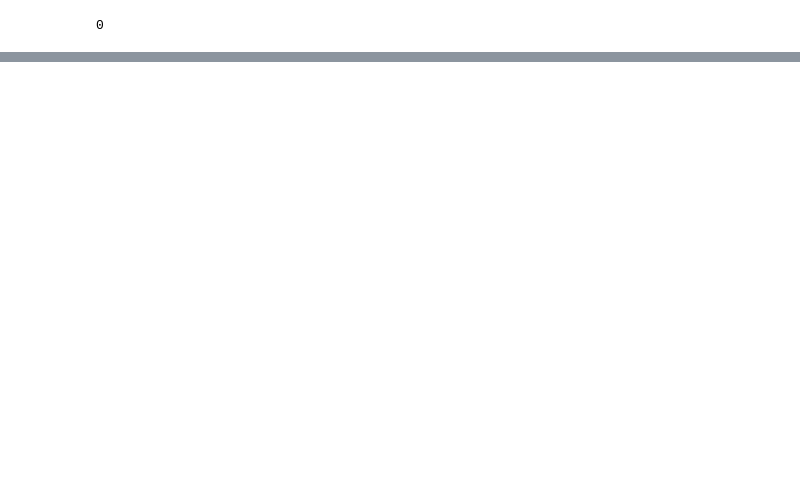
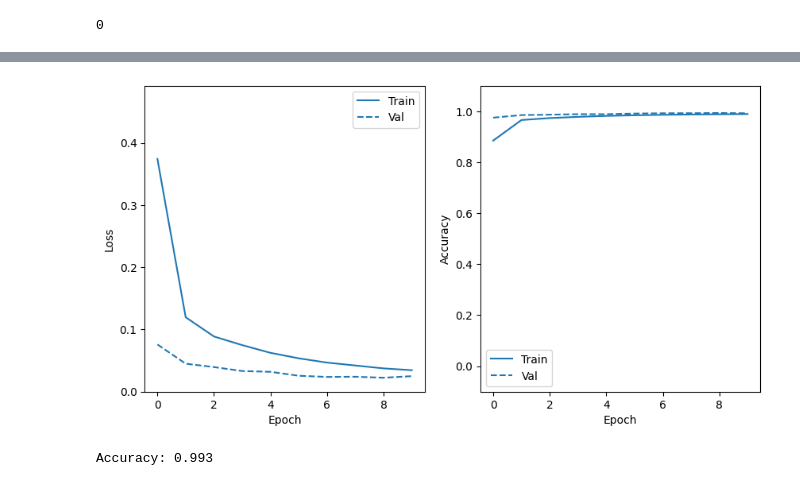
Before and after one commit to gundermann/DML_notebooks, a Jupyter notebook: assignments/assignment8 - Convolutional Neural Networks.ipynb, the cells around one changed output, grey strips where cells are left out. Drawn from its saved outputs; the diff is of its cells as text; code cells hidden in the pictures; blank space fills up the shorter version.

```diff
--- a/assignments/assignment8 - Convolutional Neural Networks.ipynb
+++ b/assignments/assignment8 - Convolutional Neural Networks.ipynb
@@ -751,0 +1200,14 @@ err
+# %%
+set_seeds()
+model9 = Sequential()
+model9.add(Conv2D(32, (9,9), activation='relu',input_shape=in_shape))
+model9.add(MaxPool2D((2, 2)))
+model9.add(Conv2D(32, (3,3), activation='relu',input_shape=in_shape))
+model9.add(MaxPool2D((2, 2)))
+model9.add(Flatten())
+model9.add(Dense(100, activation='relu'))
+model9.add(Dropout(0.5))
+model9.add(Dense(n_classes, activation='softmax'))
+model9.compile(optimizer='adam', loss='sparse_categorical_crossentropy',metrics=['accuracy'])
+
+model9.summary()
@@ -751,0 +1238,8 @@ err
+# %%
+model9_history = model9.fit(
+    x_train,
+    y_train,
+    epochs=EPOCHS,
+    callbacks = [early_stopping],
+    validation_data=(x_test, y_test),
+    batch_size=BATCH_SIZE)
@@ -751,0 +1264,9 @@ err
+# %%
+plot_metrics(model9_history)
+# %% [output]
+[figure, added]
+# %%
+loss, acc = model9.evaluate(x_test, y_test, verbose=0)
+print('Accuracy: %.3f' % acc)
+# %% [output]
+Accuracy: 0.993
```
Also changed, not shown: parts of 114 cells of this notebook, 1 other file.
